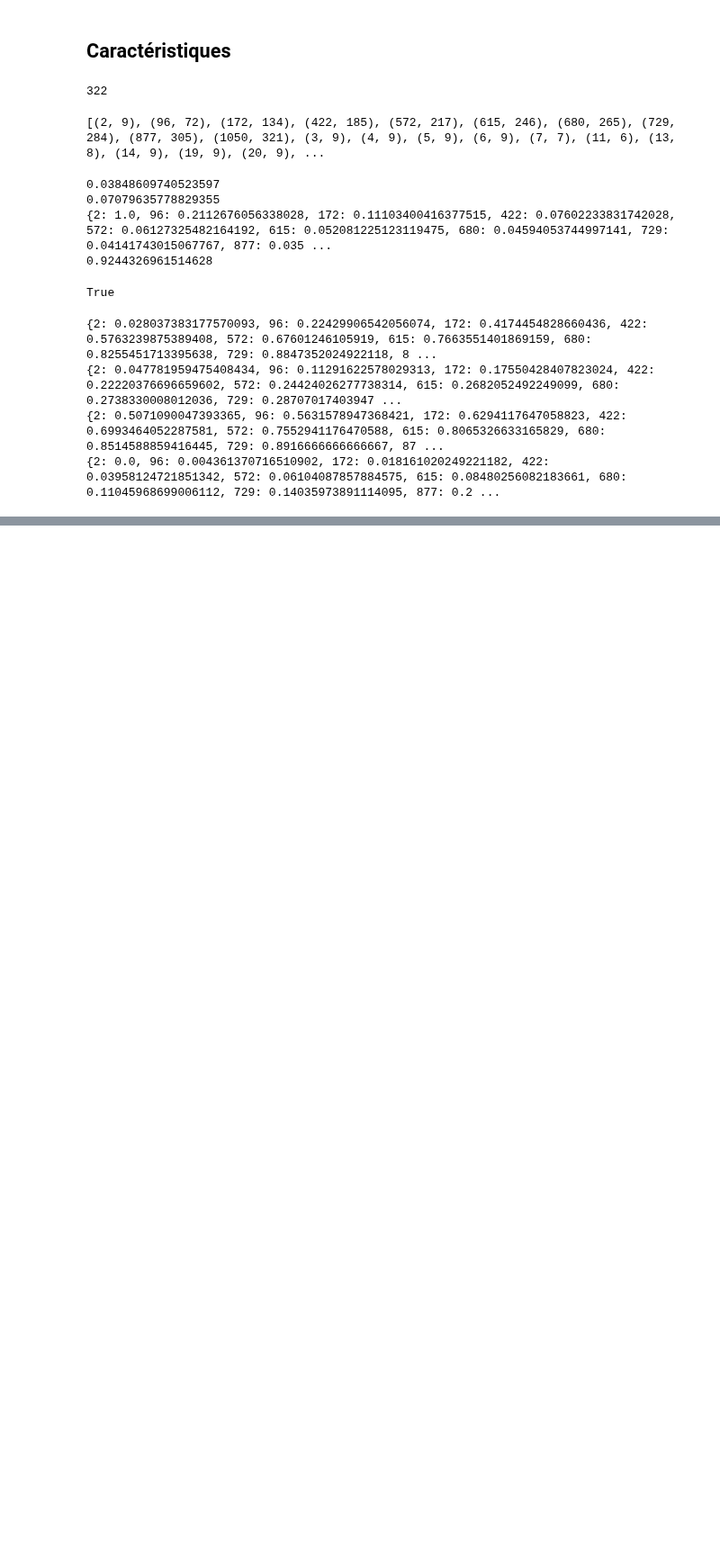
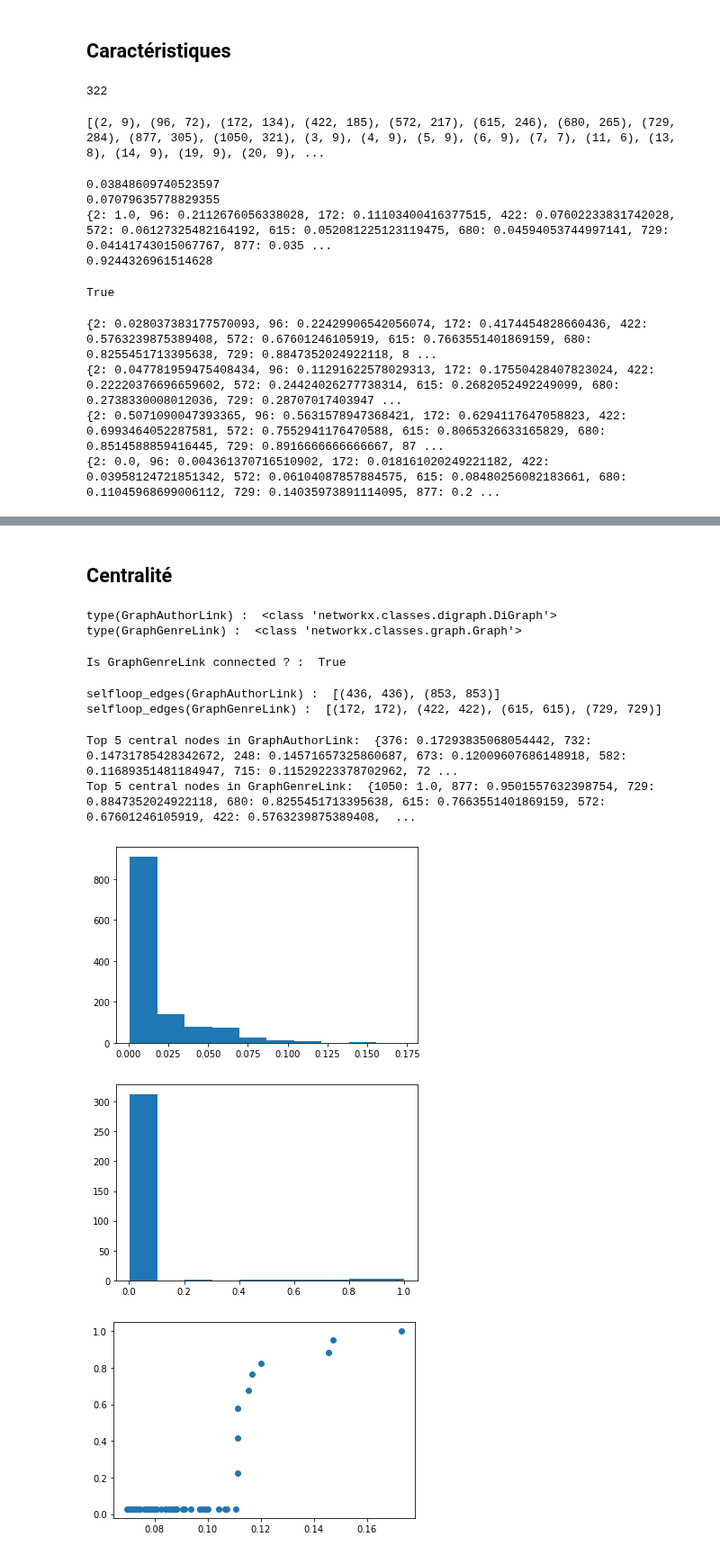
Before and after one commit to ChabiMax/author_network, a Jupyter notebook: Code/Graph_from_raw_data_Mat.ipynb, the cells around one changed output, grey strips where cells are left out. Shown at 90% size. Saved outputs shown, nothing was run; the diff lists cells and outputs as text; code cells hidden in the pictures; blank space fills up the shorter version.

```diff
--- a/Code/Graph_from_raw_data_Mat.ipynb
+++ b/Code/Graph_from_raw_data_Mat.ipynb
@@ -297,0 +301,55 @@ print(nx.betweenness_centrality(GraphGenreLink))
+# %% [markdown]
+## Centralité
+# %%
+# Type de graphe (dirigé / non-dirigé)
+print('type(GraphAuthorLink) : ',type(GraphAuthorLink)) # dirigé
+print('type(GraphGenreLink) : ',type(GraphGenreLink)) # non-dirigé
+# %% [output]
+type(GraphAuthorLink) :  <class 'networkx.classes.digraph.DiGraph'>
+type(GraphGenreLink) :  <class 'networkx.classes.graph.Graph'>
+# %%
+# Type de graphe (connecté / non-connecté)
+# print('Is GraphAuthorLink connected ? ', nx.is_connected(GraphAuthorLink)) # not implemented for DiGraph
+print('Is GraphGenreLink connected ? : ', nx.is_connected(GraphGenreLink))
+# %% [output]
+Is GraphGenreLink connected ? :  True
+# %%
+# Y a-t-il des noeuds reliés à eux-mêmes?
+print("selfloop_edges(GraphAuthorLink) : ", list(nx.selfloop_edges(GraphAuthorLink)))
+print("selfloop_edges(GraphGenreLink) : ", list(nx.selfloop_edges(GraphAuthorLink)))
+# %% [output]
+selfloop_edges(GraphAuthorLink) :  [(436, 436), (853, 853)]
+selfloop_edges(GraphGenreLink) :  [(172, 172), (422, 422), (615, 615), (729, 729)]
+# %%
+# Noeuds importants
+from operator import itemgetter
+central_AuthorLink = dict(sorted(nx.degree_centrality(GraphAuthorLink).items(), key = itemgetter(1), reverse = True)[:50])
+print("Top 5 central nodes in GraphAuthorLink: ", central_AuthorLink)
+central_GenreLink = dict(sorted(nx.degree_centrality(GraphGenreLink).items(), key = itemgetter(1), reverse = True)[:50])
+print("Top 5 central nodes in GraphGenreLink: ", central_GenreLink)
+
+common_central_nodes = central_AuthorLink.keys() & central_GenreLink.keys()
+# print("Common central nodes: ", df.iloc[list(common_central_nodes)[0]]['name'])
+# %% [output]
+Top 5 central nodes in GraphAuthorLink:  {376: 0.17293835068054442, 732: 0.14731785428342672, 248: 0.14571657325860687, 673: 0.12009607686148918, 582: 0.11689351481184947, 715: 0.11529223378702962, 72 ...
+Top 5 central nodes in GraphGenreLink:  {1050: 1.0, 877: 0.9501557632398754, 729: 0.8847352024922118, 680: 0.8255451713395638, 615: 0.7663551401869159, 572: 0.67601246105919, 422: 0.5763239875389408,  ...
+# %%
+# Comparaison de la degree centrality des 2 graphes
+# Plot a histogram of the degree centrality distribution in GraphAuthorLink
+plt.figure()
+plt.hist(list(nx.degree_centrality(GraphAuthorLink).values()))
+plt.show()
+
+# Plot a histogram of the degree distribution in GraphGenreLink
+plt.figure()
+plt.hist(list(nx.degree_centrality(GraphGenreLink).values()))
+plt.show()
+
+# Plot a scatter plot of the centrality distribution in both graphs
+plt.figure()
+plt.scatter(list(central_AuthorLink.values()), list(central_GenreLink.values()))
+plt.show() # pas de corrélation
+# %% [output]
+[figure, added]
+[figure, added]
+[figure, added]
```
Also changed, not shown: parts of 9 cells of this notebook.
